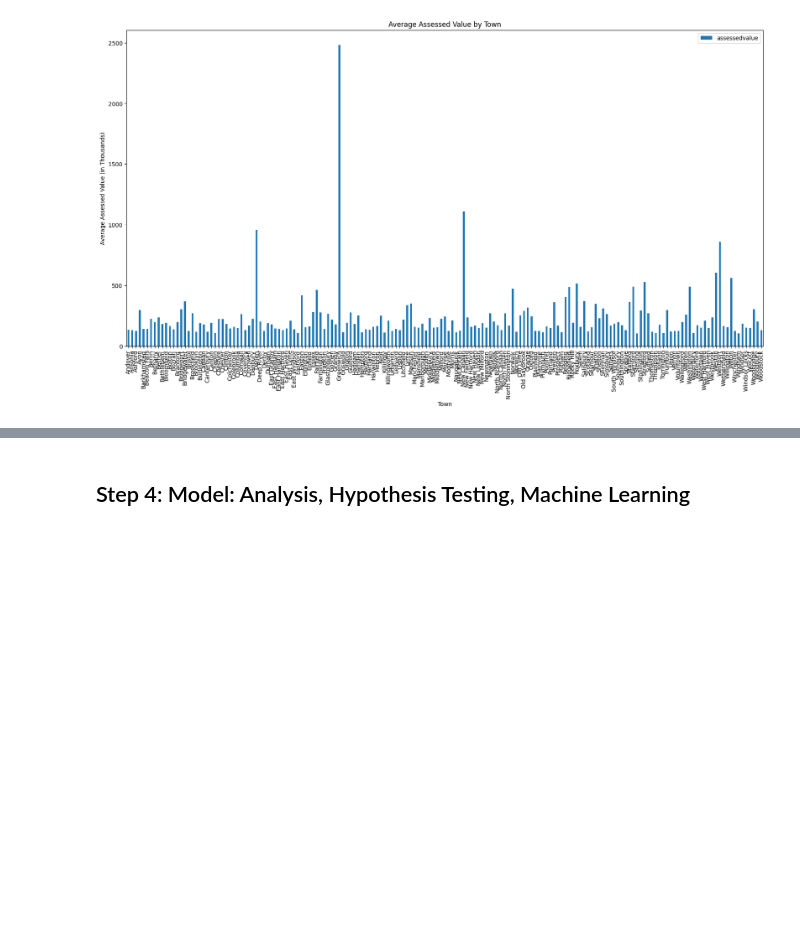
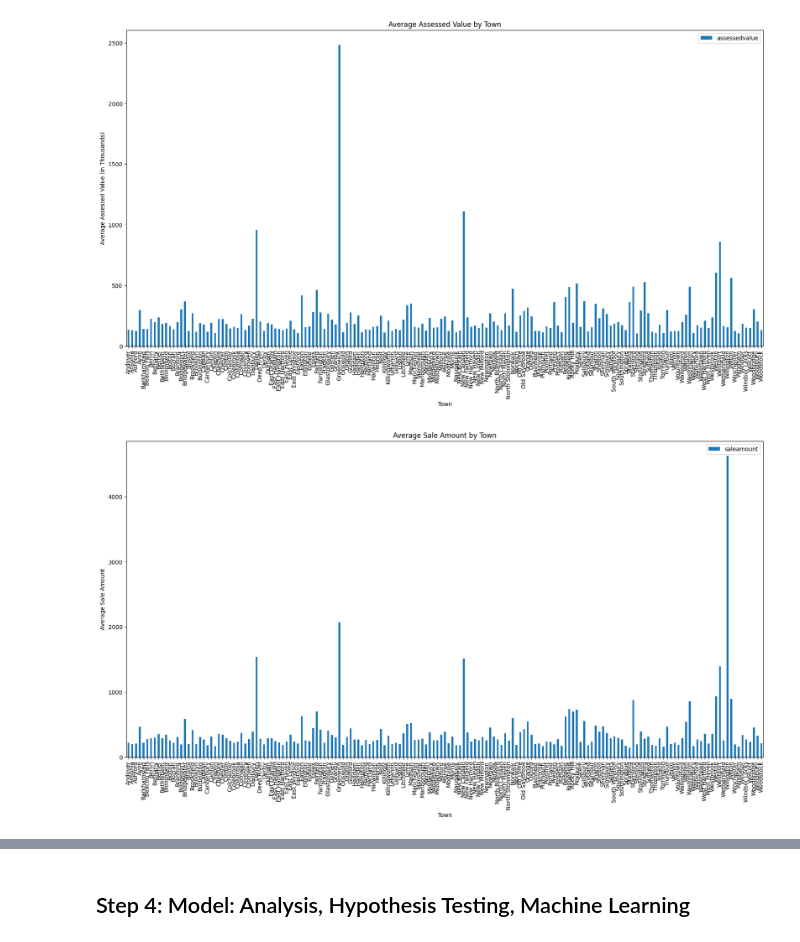
Before and after one commit to JenCodetc/JenCodetc.github.io, a Jupyter notebook: Final Tutorial ~ Real Estate Sales-checkpoint.ipynb, the cells around one changed output, grey strips where cells are left out. Saved outputs shown, nothing was run; the diff lists cells and outputs as text; code cells hidden in the pictures; blank space fills up the shorter version.

Commit message:
three bar graphs

```diff
--- a/Final Tutorial ~ Real Estate Sales-checkpoint.ipynb
+++ b/Final Tutorial ~ Real Estate Sales-checkpoint.ipynb
@@ -213,3 +211,22 @@ plt.ylabel('Average Assessed Value (in Thousands)')
 plt.show()
 # %% [output]
 [figure]
+# %%
+# make table with just town and saleamount columns
+df3 = df[['town', 'saleamount']]
+
+# group by town and average the saleamount
+df3 = df3.groupby('town').mean()
+
+# remove the rows where town is '***Unknown***'
+df3 = df3[df3.index != '***Unknown***']
+
+df3.head()
+
+# bar graph with town vs saleamount
+df3.plot.bar(figsize=(20,10), title='Average Sale Amount by Town')
+plt.xlabel('Town')
+plt.ylabel('Average Sale Amount')
+plt.show()
+# %% [output]
+[figure, added]
```
Also changed, not shown: parts of 5 cells of this notebook.
